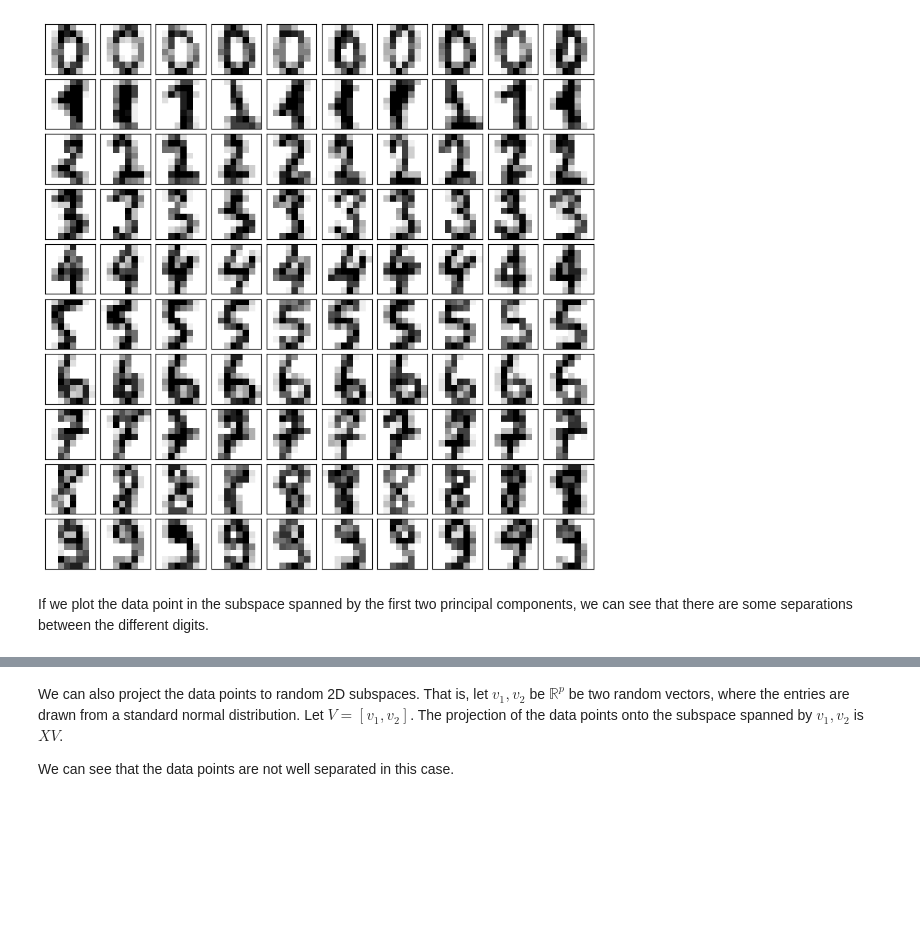
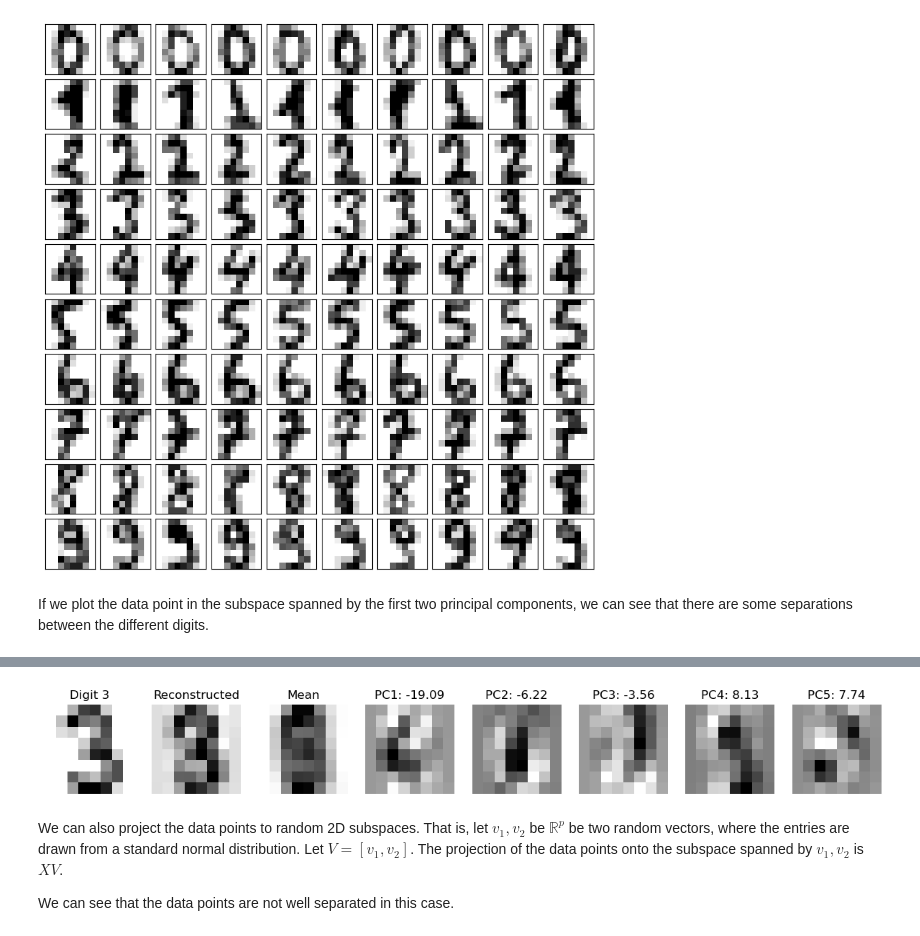
Before and after one commit to Rayzhangzirui/math10fa24, a Jupyter notebook: _sources/notes/pca.ipynb, the cells around one changed output, grey strips where cells are left out. Drawn from its saved outputs; the diff is of its cells as text; code cells hidden in the pictures; blank space fills up the shorter version.

```diff
--- a/_sources/notes/pca.ipynb
+++ b/_sources/notes/pca.ipynb
@@ -201,3 +206,54 @@ plt.show()
+# %%
+from sklearn.decomposition import PCA
+
+num_components = 5
+digit = 3
+
+# Prepare a plot with 10 rows (digits 0-9) and columns for original, reconstruction, and principal components
+ncol = num_components + 3
+fig, axes = plt.subplots(1, ncol, figsize=(15, 3))
+
+
+# Select a random example of the current digit
+indices = np.where(y == digit)[0]
+random_index = np.random.choice(indices)
+original_image = X[random_index]
+
+# Reconstruct the image using the top k principal components
+mean_image = pca.mean_.reshape(-1)  # Mean of the original data
+pca_components = pca.components_  # Principal components
+
+reconstructed_image = mean_image.copy()
+for i in range(pca.n_components_):
+    beta = np.dot(original_image, pca_components[i])  # Coefficient for the i-th principal component
+    reconstructed_image += beta * pca_components[i]
+
+# Display the original image
+axes[0].imshow(original_image.reshape(8, 8), cmap='binary')
+axes[0].set_title(f"Digit {digit}")
+axes[0].axis('off')
+
+# Display the reconstructed image
+axes[1].imshow(reconstructed_image.reshape(8, 8), cmap='binary')
+axes[1].set_title("Reconstructed")
+axes[1].axis('off')
+
+# Display the mean image
+axes[2].imshow(mean_image.reshape(8, 8), cmap='binary')
+axes[2].set_title("Mean")
+axes[2].axis('off')
+
+# Display the k-th principal components
+for k in range(num_components):
+    pc_image = pca_components[k].reshape(8, 8)
+    beta = np.dot(original_image, pca_components[k])  # Coefficient for the k-th principal component
+    axes[3 + k].imshow(pc_image, cmap='binary')
+    axes[3 + k].set_title(f"PC{k+1}: {beta:.2f}")
+    axes[3 + k].axis('off')
+
+plt.show()
+# %% [output]
+[figure, added]
 # %% [markdown]
 We can also project the data points to random 2D subspaces.
 That is, let $v_1, v_2$ be $\mathbb{R}^p$ be two random vectors, where the entries are drawn from a standard normal distribution.
```
Also changed, not shown: parts of 11 cells of this notebook, 16 other files.
